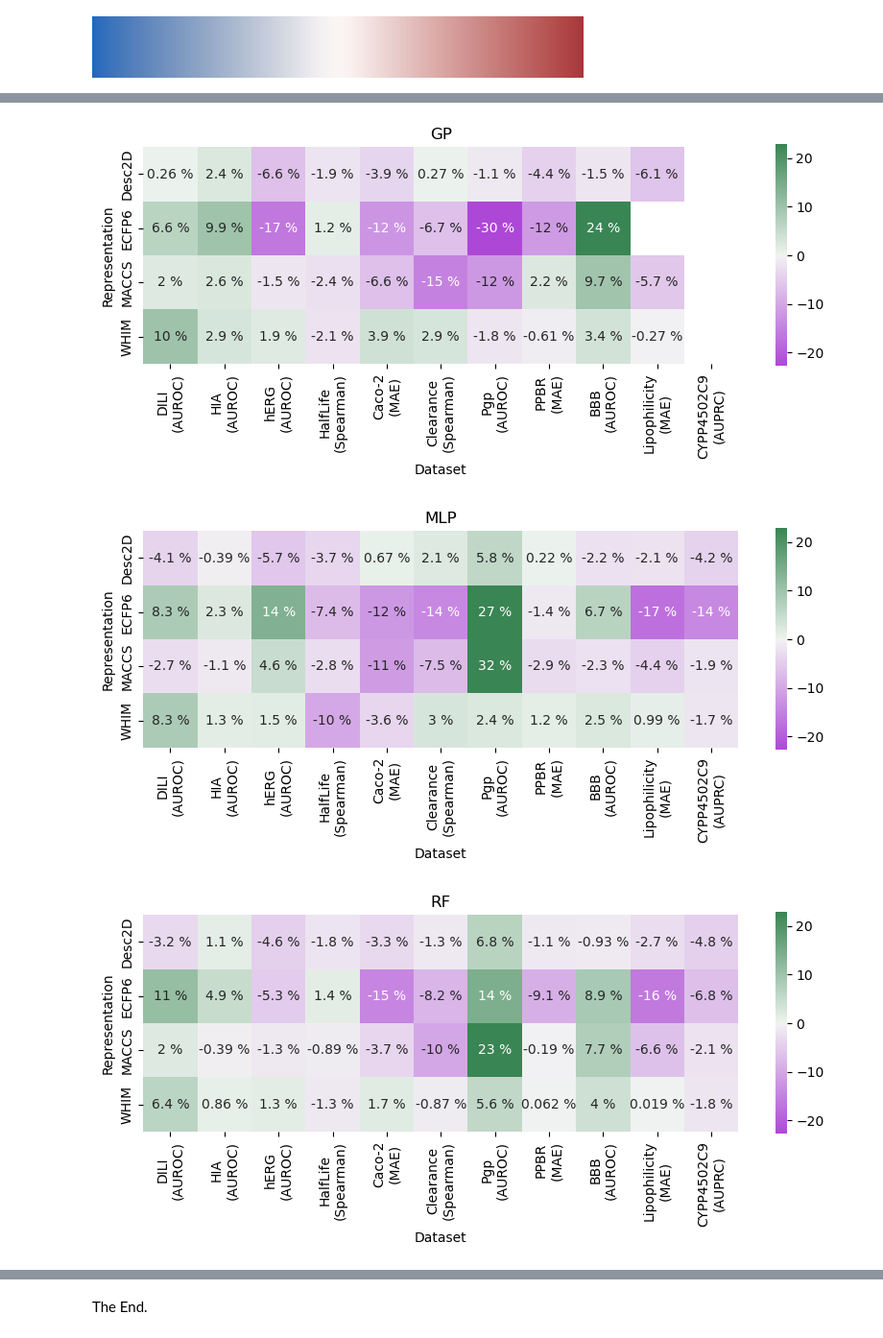
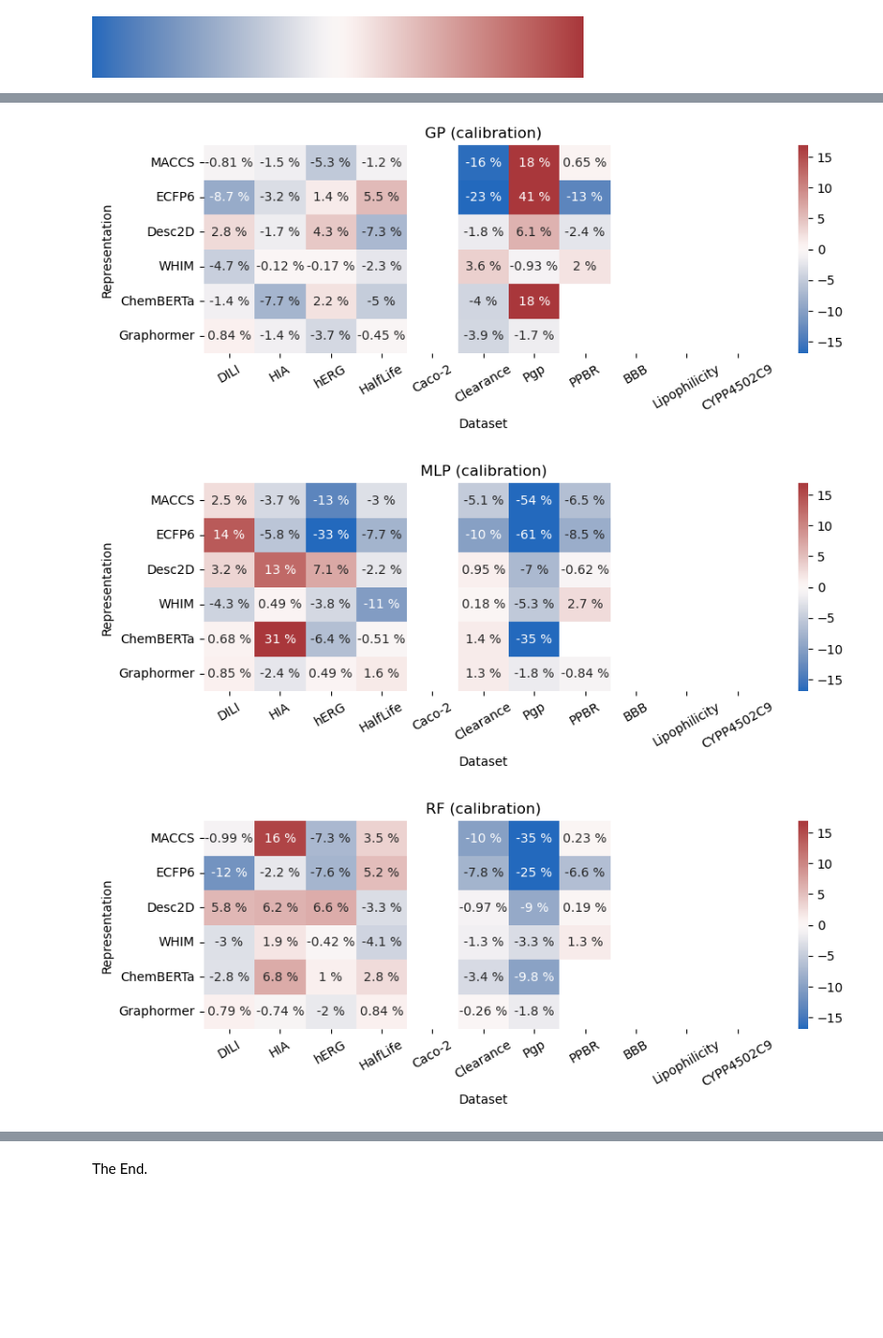
Before and after one commit to valence-labs/mood-experiments, a Jupyter notebook: notebooks/05. Gap between IID and OOD performance.ipynb, the cells around one changed output, grey strips where cells are left out. Shown at 96% size. Drawn from its saved outputs; the diff is of its cells as text; code cells hidden in the pictures; blank space fills up the shorter version.

Commit message:
Consistent metrics

```diff
--- a/notebooks/05. Gap between IID and OOD performance.ipynb
+++ b/notebooks/05. Gap between IID and OOD performance.ipynb
@@ -17,7 +17,7 @@ from mood.utils import get_outlier_bounds
 # %%
-SUBDIR = "20221124_NB02"
+SUBDIR = "20221213"
 # %%
-in_dir = dm.fs.join(DOWNSTREAM_RESULTS_DIR, "dataframes", SUBDIR)
+in_dir = dm.fs.join(DOWNSTREAM_RESULTS_DIR, "dataframes", "compare_performance", SUBDIR)
 pattern = dm.fs.join(in_dir, "gap_*.csv")
 paths = dm.fs.glob(pattern)
 # %%
@@ -68,6 +70,10 @@ df_original.groupby("type")[["iid_score", "ood_score"]].describe()
 # Make a copy to keep the original intact.
 # Useful for experimentation, as creating the dataframe can be slow
 df = df_original.copy()
+
+# Upscale the Spearman correlation to go from [-1, 1] to [0, 1]
+df.loc[df["metric"] == "Spearman", "iid_score"] = (df["iid_score"] + 1) / 2
+df.loc[df["metric"] == "Spearman", "ood_score"] = (df["ood_score"] + 1) / 2
 
 # A gap > 0; performance on OOD set was better
 # We expect: Performance to be worse (so: Negative gaps)
@@ -78,9 +84,10 @@ df["gap"] = df["ood_score"] - df["iid_score"]
 # This is useful as the range to values for all targets is not the same (e.g. PPBR vs. Caco-2)
 df["relative_gap"] = (df["gap"] / df["iid_score"]) * 100
 
-df["metric_direction"] = df["metric"].apply(get_metric_direction)
-df.loc[df["gap"] == "minimize", "gap"] = -df["gap"]
-df.loc[df["metric_direction"] == "minimize", "relative_gap"] = -df["relative_gap"]
+# Invert the gap of metrics that need to be minimized, so that a high gap is always better
+df["metric_direction"] = df["metric"].apply(lambda x: Metric.by_name(x).mode)
+df.loc[df["gap"] == "min", "gap"] = -df["gap"]
+df.loc[df["metric_direction"] == "min", "relative_gap"] = -df["relative_gap"]
 
 df = df.rename(columns={"representation": "Representation", "dataset": "Dataset"})
 df.head()
@@ -99,5 +106,5 @@ sns.boxplot(data=df, x="relative_gap", y="type")
 # %%
-cmap1 = sns.color_palette("vlag", as_cmap=True)
-cmap1
+cmap = sns.color_palette("vlag", as_cmap=True)
+cmap
 # %% [output]
 [figure]
@@ -109,31 +111,27 @@ cmap2
 # %%
 metric = "relative_gap"
 
 lower, upper = get_outlier_bounds(df[metric].to_numpy())
 vmin = min(lower, -upper)
 vmax = -vmin
 
 for metric_type, metric_group in df.groupby("type"):
 
-    if metric_type == "calibration":
-        cmap = cmap2
-    else:
-        cmap = cmap1
-
     for idx, (name, group) in enumerate(metric_group.groupby("algorithm")):
         fig, ax = plt.subplots(figsize=(10, 3))
         pivot = group.pivot("Representation", "Dataset", metric)
 
         for c in MOOD_DATASETS:
             if c not in pivot.columns:
                 pivot[c] = np.nan
         pivot = pivot[MOOD_DATASETS]
+        pivot = pivot.reindex(MOOD_REPRESENTATIONS)
 
-        sns.heatmap(pivot, annot=True, ax=ax, cmap=cmap, vmin=vmin, vmax=vmax, square=True)
-        ax.set_xticklabels([f"{tick.get_text()}\n({TDC_TO_METRIC[tick.get_text()]})" for tick in ax.get_xticklabels()])
+        sns.heatmap(pivot, annot=True, ax=ax, cmap=cmap, vmin=vmin, vmax=vmax)
+        ax.set_xticklabels(ax.get_xticklabels(), rotation=30)
         for t in ax.texts: t.set_text(t.get_text() + " %")
-        ax.set_title(name)
+        ax.set_title(f"{name} ({metric_type})")
 # %% [output]
-[figure, old version]
+[figure, new version]
-[figure, old version]
+[figure, new version]
-[figure, old version]
+[figure, new version]
```
Also changed, not shown: parts of 8 cells of this notebook, 4 other files.
